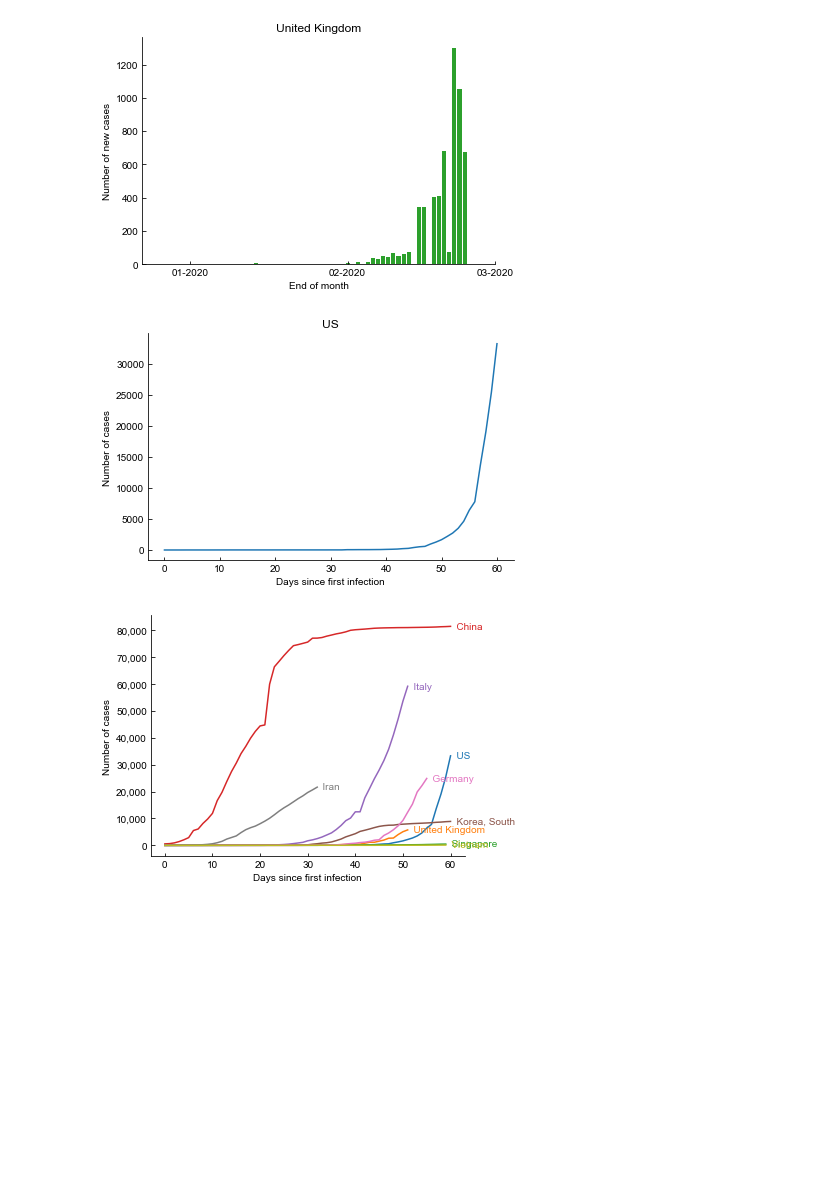
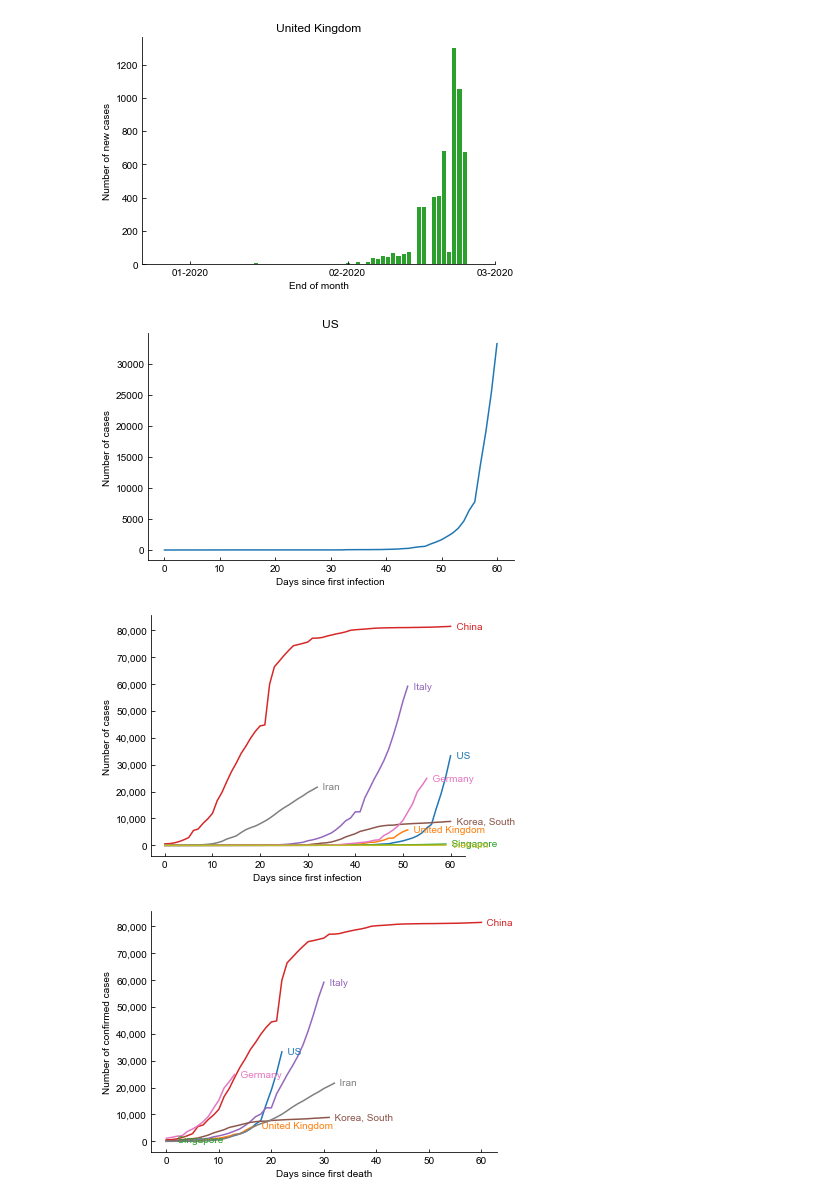
Before and after one commit to nna0702/coronavirus_2019, a Jupyter notebook: AnalysisExample.ipynb, the cells around one changed output. Cells and saved outputs as stored; diff of their text form; code cells hidden in the pictures; blank space fills up the shorter version.

```diff
--- a/AnalysisExample.ipynb
+++ b/AnalysisExample.ipynb
@@ -10,7 +10,7 @@ analysis.plot_first_infection(data, 'US', None)
 analysis.plot_compare_first_infection(data, ['US', 'United Kingdom', 'Singapore',
                                   'China', 'Italy', 'Korea, South',
                                   'Germany', 'Iran', 'Vietnam'])
-analysisplot_compare_first_death(data, ['US', 'United Kingdom', 'Singapore',
+analysis.plot_compare_first_death(data, ['US', 'United Kingdom', 'Singapore',
                                     'China', 'Italy', 'Korea, South',
                                     'Germany', 'Iran', 'Vietnam'])
 # %% [output]
@@ -22,5 +23,6 @@ Saved to plots/compare_first_infection.pdf
 [figure]
 [figure]
 [figure]
 [figure]
 [figure]
+[figure, added]
```
Also changed, not shown: parts of 1 cell of this notebook, 1 other file.
